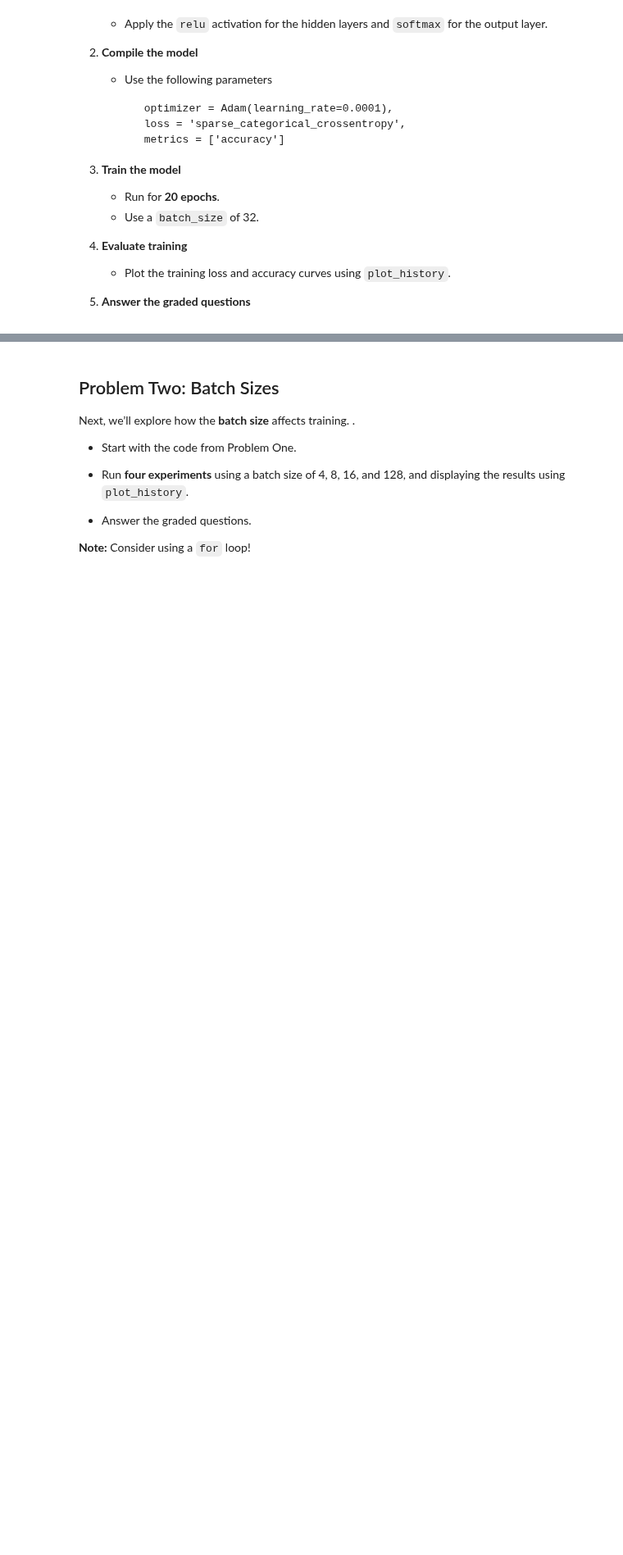
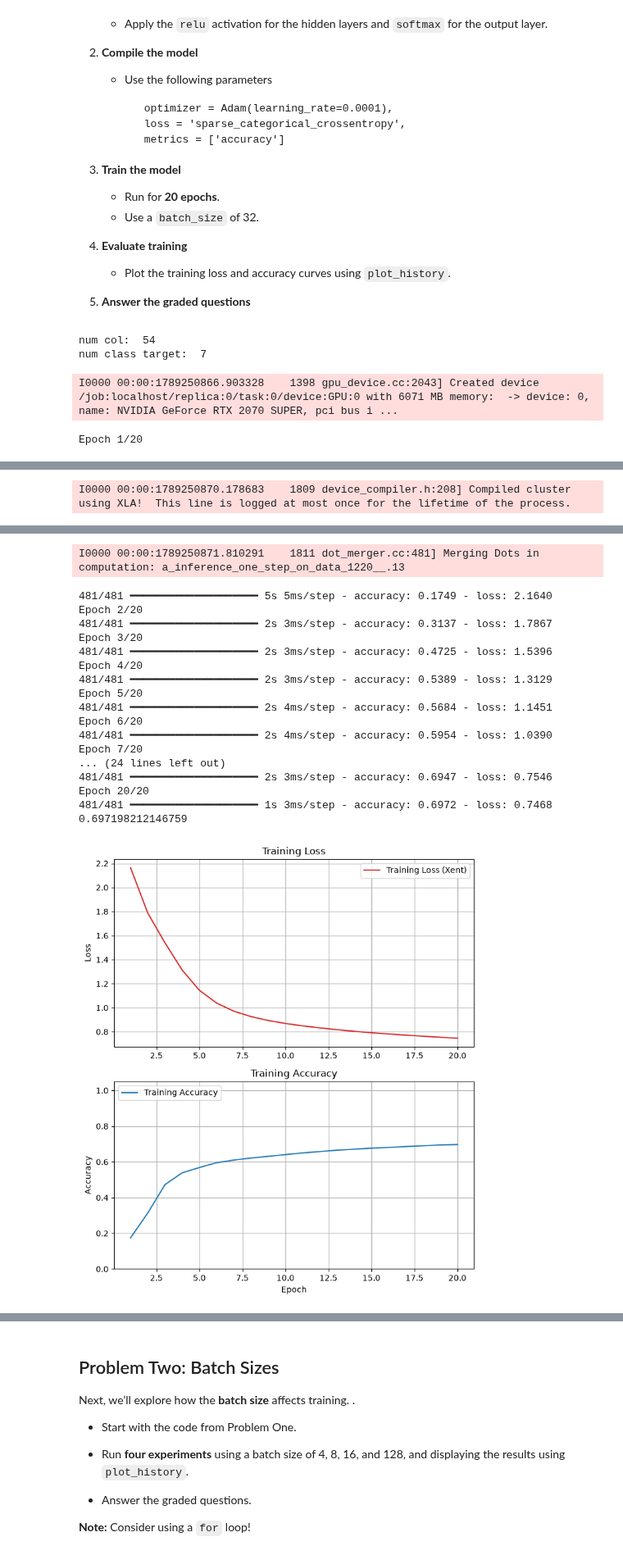
Before and after one commit to raffwh/dx703_hw, a Jupyter notebook: notebooks/Homework_02.ipynb, the cells around one changed output, grey strips where cells are left out. Shown at 82% size. Saved outputs shown, nothing was run; the diff lists cells and outputs as text; code cells hidden in the pictures; blank space fills up the shorter version.

```diff
--- a/notebooks/Homework_02.ipynb
+++ b/notebooks/Homework_02.ipynb
@@ -122,6 +146,18 @@ As in Homework 1, follow these three steps:
  # Perform train-test split, keeping both stratified, then standardize
 
 # Your code here
+
+X_train, X_test, y_train, y_test = train_test_split(
+                            X_sub,
+                            y_sub,
+                            test_size = 0.2,
+                            random_state = random_seed,
+                            stratify = y_sub
+)
+
+stdscale = StandardScaler()
+X_train = stdscale.fit_transform(X_train)
+X_test = stdscale.transform(X_test)
 # %% [markdown]
 ### Part B: Build, compile, train, and evaluate the network
 
@@ -152,3 +188,49 @@ As in Homework 1, follow these three steps:
 6. **Answer the graded questions**
 # %%
 # Your code here
+
+
+n_features = X_train.shape[1]
+print("num col: ", n_features)
+
+n_classes = len(np.unique(y_train))
+print("num class target: ", n_classes)
+
+
+model1 = keras.models.Sequential(
+    [
+        layers.Input(shape=(n_features, )),
+        layers.Dense(32,  activation = "relu"),
+        layers.Dense(16,  activation = "relu"),
+        layers.Dense(n_classes,   activation = "softmax"),
+    ]
+)
+
+
+optimizer1 = Adam(learning_rate= 0.0001)
+loss1 = 'sparse_categorical_crossentropy'
+metric1 = ['accuracy']
+
+model1.compile(optimizer= optimizer1, loss= loss1, metrics= metric1)
+
+#---------------
+n_epoch = 20
+batch1 = 32
+
+
+model1_history = model1.fit(
+        X_train, y_train,
+        epochs = n_epoch,
+        # class_weight = ..,
+        batch_size = batch1,
+        verbose = 1
+)
+
+print(model1_history.history['accuracy'][-1])
+
+plot_history(model1_history)
+# %% [output]
+num col:  54
+num class target:  7
+I0000 00:00:1789250866.903328    1398 gpu_device.cc:2043] Created device /job:localhost/replica:0/task:0/device:GPU:0 with 6071 MB memory:  -> device: 0, name: NVIDIA GeForce RTX 2070 SUPER, pci bus i ...
+Epoch 1/20
@@ -154,0 +243 @@ As in Homework 1, follow these three steps:
+I0000 00:00:1789250870.178683    1809 device_compiler.h:208] Compiled cluster using XLA!  This line is logged at most once for the lifetime of the process.
@@ -154,0 +245,19 @@ As in Homework 1, follow these three steps:
+I0000 00:00:1789250871.810291    1811 dot_merger.cc:481] Merging Dots in computation: a_inference_one_step_on_data_1220__.13
+481/481 ━━━━━━━━━━━━━━━━━━━━ 5s 5ms/step - accuracy: 0.1749 - loss: 2.1640
+Epoch 2/20
+481/481 ━━━━━━━━━━━━━━━━━━━━ 2s 3ms/step - accuracy: 0.3137 - loss: 1.7867
+Epoch 3/20
+481/481 ━━━━━━━━━━━━━━━━━━━━ 2s 3ms/step - accuracy: 0.4725 - loss: 1.5396
+Epoch 4/20
+481/481 ━━━━━━━━━━━━━━━━━━━━ 2s 3ms/step - accuracy: 0.5389 - loss: 1.3129
+Epoch 5/20
+481/481 ━━━━━━━━━━━━━━━━━━━━ 2s 4ms/step - accuracy: 0.5684 - loss: 1.1451
+Epoch 6/20
+481/481 ━━━━━━━━━━━━━━━━━━━━ 2s 4ms/step - accuracy: 0.5954 - loss: 1.0390
+Epoch 7/20
+... (24 lines left out)
+481/481 ━━━━━━━━━━━━━━━━━━━━ 2s 3ms/step - accuracy: 0.6947 - loss: 0.7546
+Epoch 20/20
+481/481 ━━━━━━━━━━━━━━━━━━━━ 1s 3ms/step - accuracy: 0.6972 - loss: 0.7468
+0.697198212146759
+[figure, added]
```
Also changed, not shown: parts of 31 cells of this notebook.
